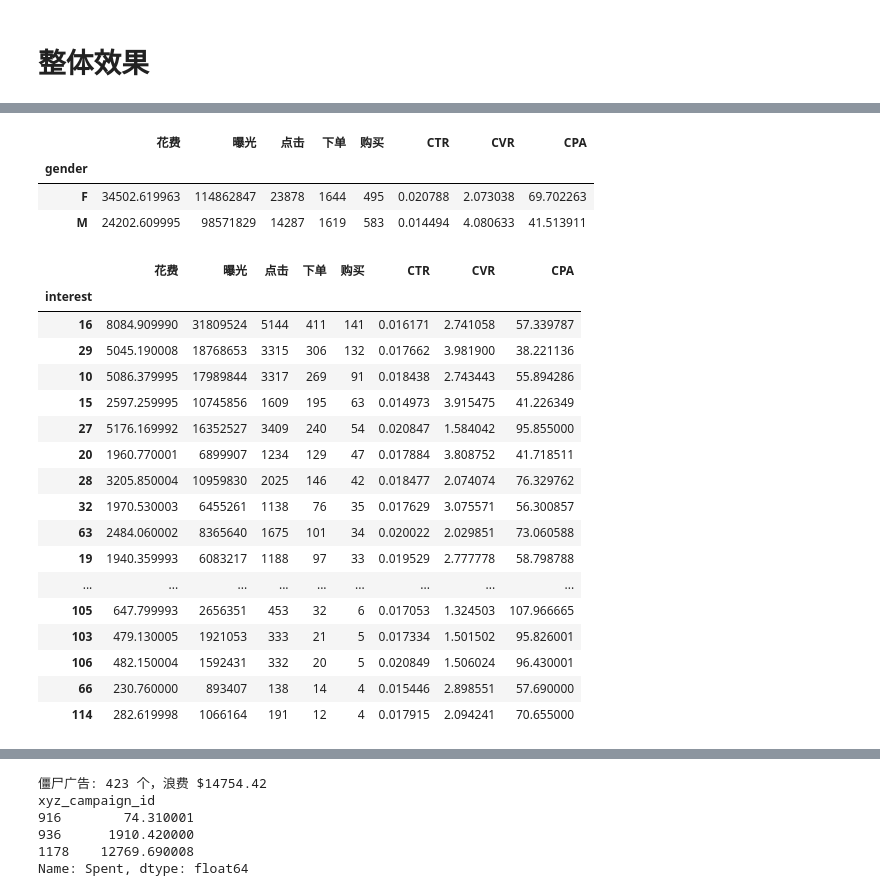
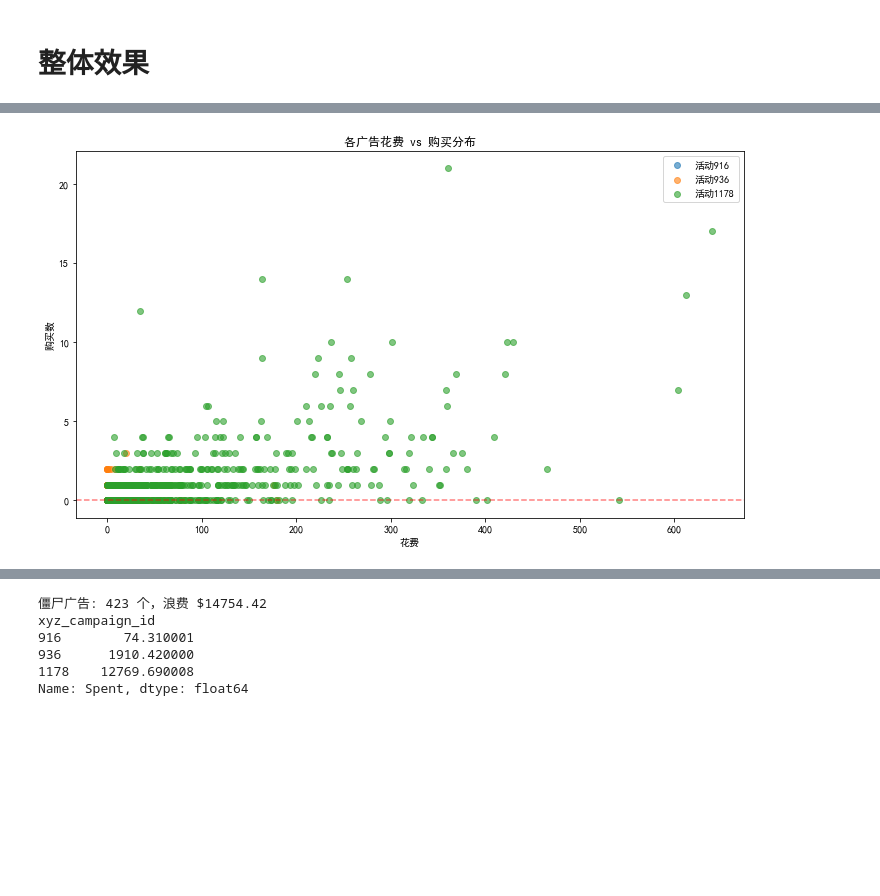
Before and after one commit to Zoeywzy123/ad-campaign-analysis, a Jupyter notebook: 广告.ipynb, the cells around one changed output, grey strips where cells are left out. Cells and saved outputs as stored; diff of their text form; code cells hidden in the pictures; blank space fills up the shorter version.

```diff
--- a/广告.ipynb
+++ b/广告.ipynb
@@ -314,51 +288,17 @@ display(age)
-# %%
-#从性别维度分析
-gender=df.groupby('gender').agg(
-    花费=('Spent','sum'),
-    曝光=('Impressions','sum'),
-    点击=('Clicks','sum'),
-    下单=('Total_Conversion','sum'),
-    购买=('Approved_Conversion','sum')
-)
-gender['CTR'] = gender['点击'] / gender['曝光'] * 100
-gender['CVR'] = gender['购买'] / gender['点击'] * 100
-gender['CPA'] = gender['花费'] / gender['购买']
-display(gender)
-# %% [output]
-|  | 花费 | 曝光 | 点击 | 下单 | 购买 | CTR | CVR | CPA |
-| gender |  |  |  |  |  |  |  |  |
-| F | 34502.619963 | 114862847 | 23878 | 1644 | 495 | 0.020788 | 2.073038 | 69.702263 |
-| M | 24202.609995 | 98571829 | 14287 | 1619 | 583 | 0.014494 | 4.080633 | 41.513911 |
-# %%
-#从兴趣维度分析
-interest=df.groupby('interest').agg(
-    花费=('Spent','sum'),
-    曝光=('Impressions','sum'),
-    点击=('Clicks','sum'),
-    下单=('Total_Conversion','sum'),
-    购买=('Approved_Conversion','sum')
-)
-interest['CTR'] = interest['点击'] / interest['曝光'] * 100
-interest['CVR'] = interest['购买'] / interest['点击'] * 100
-interest['CPA'] = interest['花费'] / interest['购买']
-interest=interest.sort_values(['购买','花费'],ascending=[False,True])
-display(interest)
-# %% [output]
-|  | 花费 | 曝光 | 点击 | 下单 | 购买 | CTR | CVR | CPA |
-| interest |  |  |  |  |  |  |  |  |
-| 16 | 8084.909990 | 31809524 | 5144 | 411 | 141 | 0.016171 | 2.741058 | 57.339787 |
-| 29 | 5045.190008 | 18768653 | 3315 | 306 | 132 | 0.017662 | 3.981900 | 38.221136 |
-| 10 | 5086.379995 | 17989844 | 3317 | 269 | 91 | 0.018438 | 2.743443 | 55.894286 |
-| 15 | 2597.259995 | 10745856 | 1609 | 195 | 63 | 0.014973 | 3.915475 | 41.226349 |
-| 27 | 5176.169992 | 16352527 | 3409 | 240 | 54 | 0.020847 | 1.584042 | 95.855000 |
-| 20 | 1960.770001 | 6899907 | 1234 | 129 | 47 | 0.017884 | 3.808752 | 41.718511 |
-| 28 | 3205.850004 | 10959830 | 2025 | 146 | 42 | 0.018477 | 2.074074 | 76.329762 |
-| 32 | 1970.530003 | 6455261 | 1138 | 76 | 35 | 0.017629 | 3.075571 | 56.300857 |
-| 63 | 2484.060002 | 8365640 | 1675 | 101 | 34 | 0.020022 | 2.029851 | 73.060588 |
-| 19 | 1940.359993 | 6083217 | 1188 | 97 | 33 | 0.019529 | 2.777778 | 58.798788 |
-| ... | ... | ... | ... | ... | ... | ... | ... | ... |
-| 105 | 647.799993 | 2656351 | 453 | 32 | 6 | 0.017053 | 1.324503 | 107.966665 |
-| 103 | 479.130005 | 1921053 | 333 | 21 | 5 | 0.017334 | 1.501502 | 95.826001 |
-| 106 | 482.150004 | 1592431 | 332 | 20 | 5 | 0.020849 | 1.506024 | 96.430001 |
-| 66 | 230.760000 | 893407 | 138 | 14 | 4 | 0.015446 | 2.898551 | 57.690000 |
-| 114 | 282.619998 | 1066164 | 191 | 12 | 4 | 0.017915 | 2.094241 | 70.655000 |
+# %%
+# 2. 各活动花费 vs 购买（散点图）
+plt.figure(figsize=(10,6))
+for campaign in df['xyz_campaign_id'].unique():
+    data = df[df['xyz_campaign_id'] == campaign]
+    plt.scatter(data['Spent'], data['Approved_Conversion'],
+                label=f'活动{campaign}', alpha=0.6)
+
+plt.axhline(y=0, color='red', linestyle='--', alpha=0.5)
+plt.xlabel('花费')
+plt.ylabel('购买数')
+plt.title('各广告花费 vs 购买分布')
+plt.legend()
+plt.tight_layout()
+plt.show()
+# %% [output]
+[figure, added]
```
Also changed, not shown: parts of 41 cells of this notebook.
